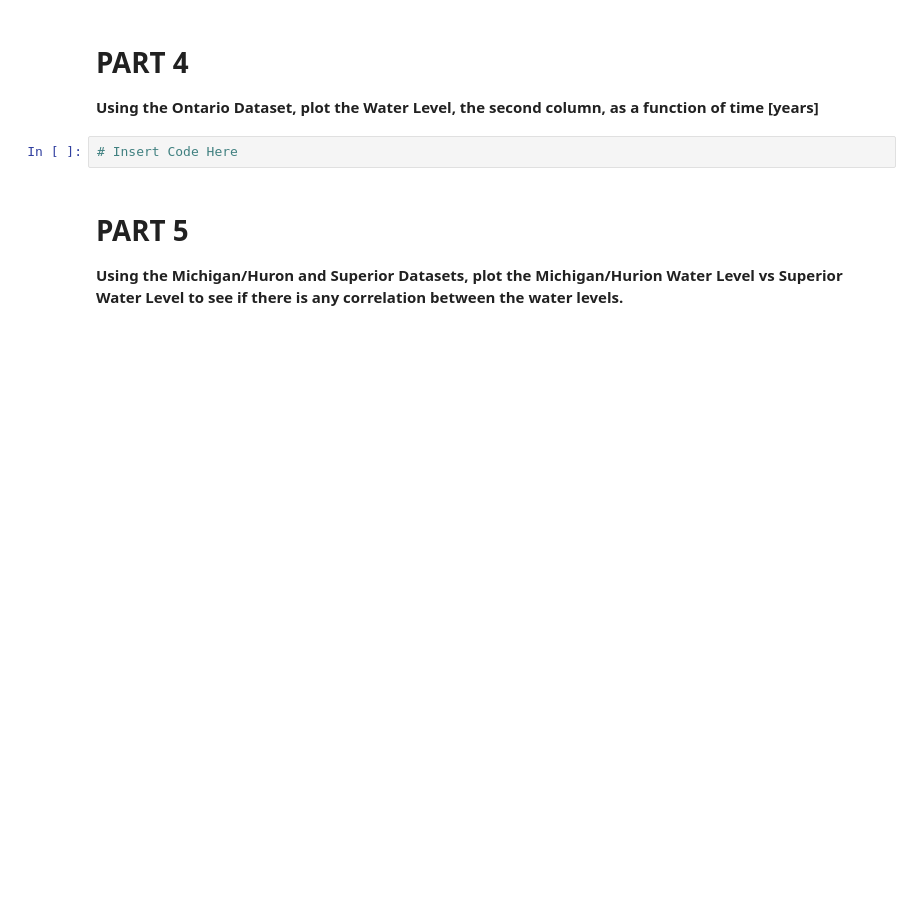
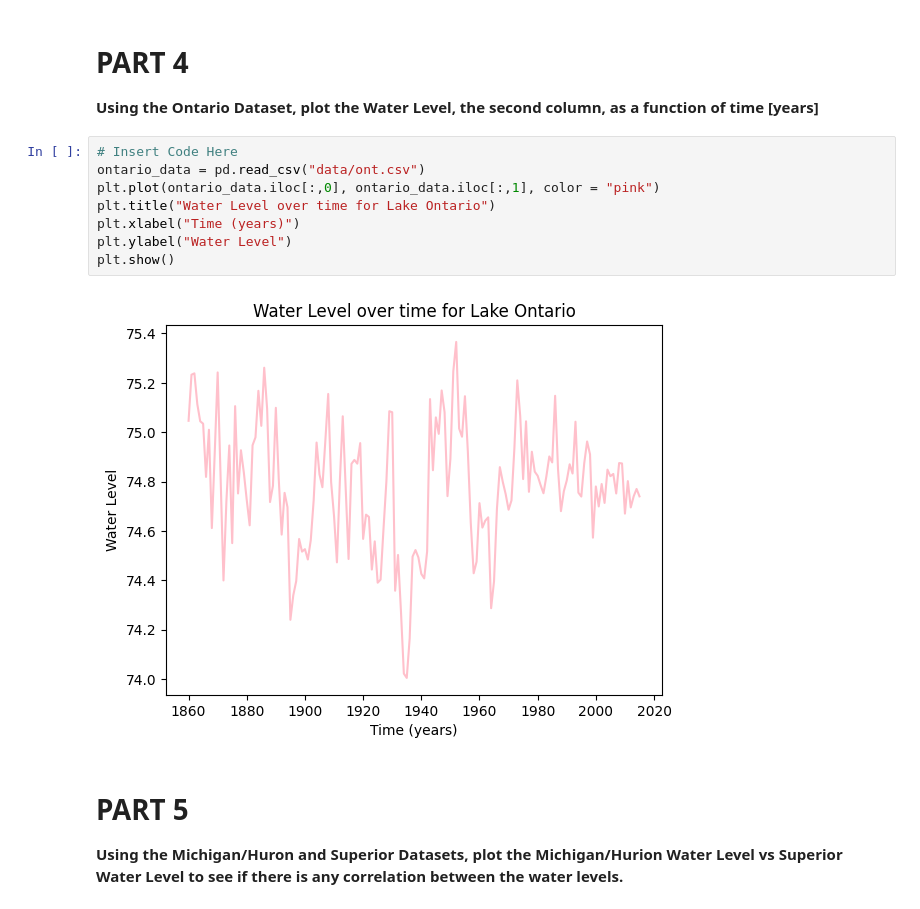
Before and after one commit to chittur4/CMSE202_Git_Started, a Jupyter notebook: Great_Lakes_and_Grand_River.ipynb, the cells around one changed output. Cells and saved outputs as stored; diff of their text form; blank space fills up the shorter version.

```diff
--- a/Great_Lakes_and_Grand_River.ipynb
+++ b/Great_Lakes_and_Grand_River.ipynb
@@ -54,8 +54,16 @@ plt.show()
 # PART 4
 
 **Using the Ontario Dataset, plot the Water Level, the second column, as a function of time [years]**
-# %%
-# Insert Code Here
+# %%
+# Insert Code Here
+ontario_data = pd.read_csv("data/ont.csv")
+plt.plot(ontario_data.iloc[:,0], ontario_data.iloc[:,1], color = "pink")
+plt.title("Water Level over time for Lake Ontario")
+plt.xlabel("Time (years)")
+plt.ylabel("Water Level")
+plt.show()
+# %% [output]
+[figure, added]
 # %% [markdown]
 # PART 5
 
```
